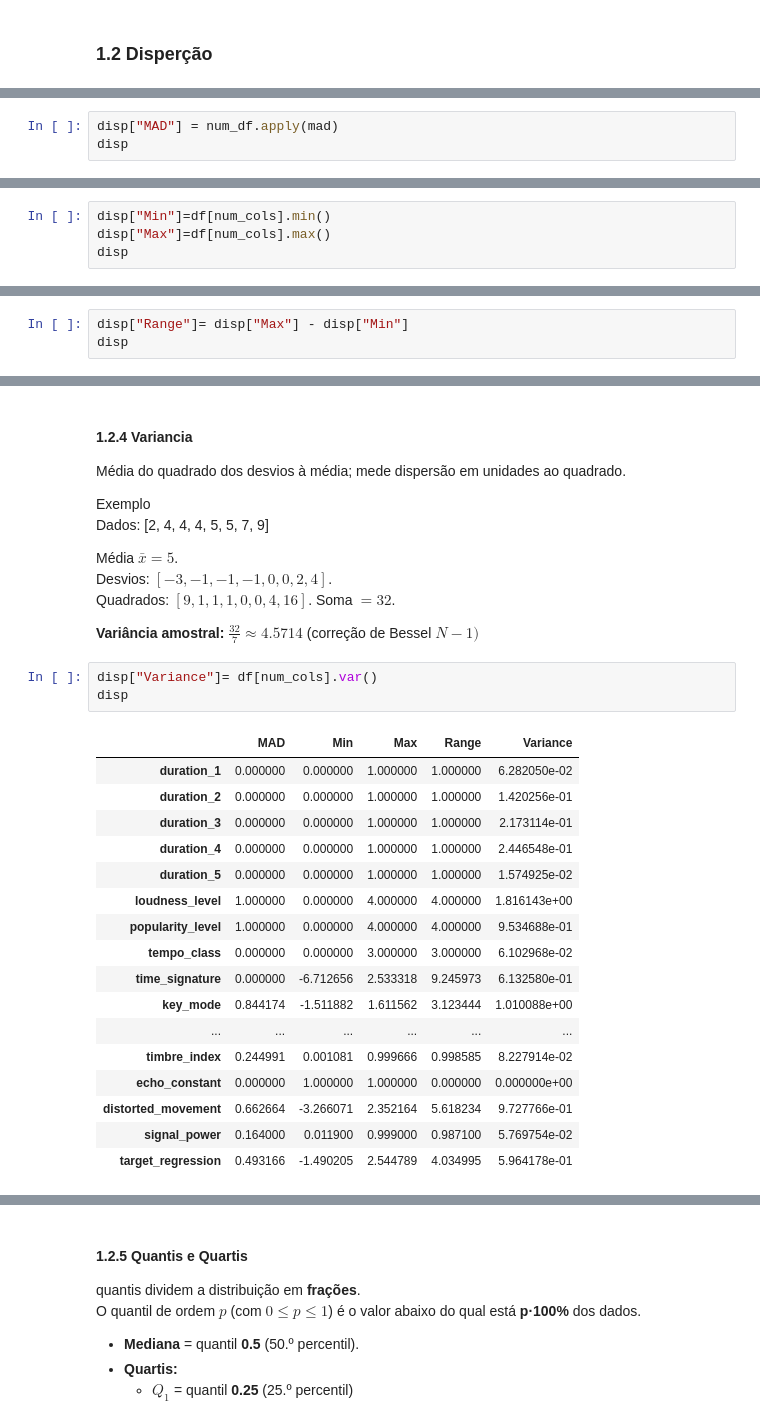
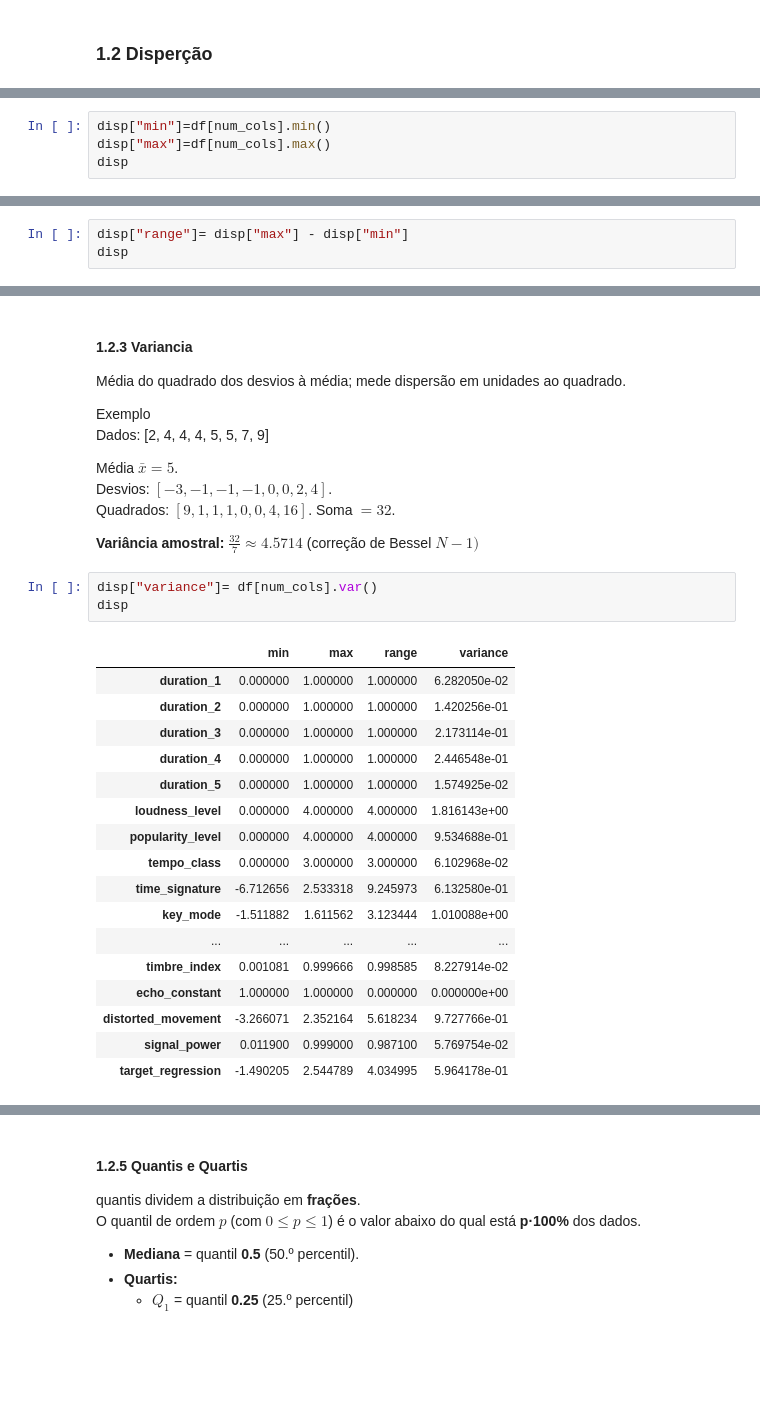
Before and after one commit to RenatoFerreira1240605/APRAU_EFG_B_1240605_1190995, a Jupyter notebook: Assignment_Part1.ipynb, the cells around one changed output, grey strips where cells are left out. Drawn from its saved outputs; the diff is of its cells as text; blank space fills up the shorter version.

```diff
--- a/Assignment_Part1.ipynb
+++ b/Assignment_Part1.ipynb
@@ -64,3 +52,0 @@ def mad(series: pd.Series) -> float:
-# %%
-disp["MAD"] = num_df.apply(mad)
-disp
@@ -87,7 +55,7 @@ disp
 
 Valores mínimo e máximo observados por coluna. Úteis para perceber limites mas sensíveis a outliers.
 # %%
-disp["Min"]=df[num_cols].min()
-disp["Max"]=df[num_cols].max()
+disp["min"]=df[num_cols].min()
+disp["max"]=df[num_cols].max()
 disp
 # %% [output]
@@ -113,6 +81,6 @@ disp
 
 Amplitude total dos dados. Muito simples e muito sensível a outliers. `Amplitude = max - min`
 # %%
-disp["Range"]= disp["Max"] - disp["Min"]
+disp["range"]= disp["max"] - disp["min"]
 disp
 # %% [output]
@@ -136,5 +104,5 @@ disp
 # %% [markdown]
-#### 1.2.4 Variancia
+#### 1.2.3 Variancia
 
 Média do quadrado dos desvios à média; mede dispersão em unidades ao quadrado.
 
@@ -147,24 +115,24 @@ Quadrados: \\([9,1,1,1,0,0,4,16]\\). Soma \\(=32\\).
 
 **Variância amostral:** \\(\frac{32}{7}\approx 4.5714\\) (correção de Bessel \\({N-1})\\)
 # %%
-disp["Variance"]= df[num_cols].var()
+disp["variance"]= df[num_cols].var()
 disp
 # %% [output]
-|  | MAD | Min | Max | Range | Variance |
-| duration_1 | 0.000000 | 0.000000 | 1.000000 | 1.000000 | 6.282050e-02 |
-| duration_2 | 0.000000 | 0.000000 | 1.000000 | 1.000000 | 1.420256e-01 |
-| duration_3 | 0.000000 | 0.000000 | 1.000000 | 1.000000 | 2.173114e-01 |
-| duration_4 | 0.000000 | 0.000000 | 1.000000 | 1.000000 | 2.446548e-01 |
-| duration_5 | 0.000000 | 0.000000 | 1.000000 | 1.000000 | 1.574925e-02 |
-| loudness_level | 1.000000 | 0.000000 | 4.000000 | 4.000000 | 1.816143e+00 |
-| popularity_level | 1.000000 | 0.000000 | 4.000000 | 4.000000 | 9.534688e-01 |
-| tempo_class | 0.000000 | 0.000000 | 3.000000 | 3.000000 | 6.102968e-02 |
-| time_signature | 0.000000 | -6.712656 | 2.533318 | 9.245973 | 6.132580e-01 |
-| key_mode | 0.844174 | -1.511882 | 1.611562 | 3.123444 | 1.010088e+00 |
-| ... | ... | ... | ... | ... | ... |
-| timbre_index | 0.244991 | 0.001081 | 0.999666 | 0.998585 | 8.227914e-02 |
-| echo_constant | 0.000000 | 1.000000 | 1.000000 | 0.000000 | 0.000000e+00 |
-| distorted_movement | 0.662664 | -3.266071 | 2.352164 | 5.618234 | 9.727766e-01 |
-| signal_power | 0.164000 | 0.011900 | 0.999000 | 0.987100 | 5.769754e-02 |
-| target_regression | 0.493166 | -1.490205 | 2.544789 | 4.034995 | 5.964178e-01 |
+|  | min | max | range | variance |
+| duration_1 | 0.000000 | 1.000000 | 1.000000 | 6.282050e-02 |
+| duration_2 | 0.000000 | 1.000000 | 1.000000 | 1.420256e-01 |
+| duration_3 | 0.000000 | 1.000000 | 1.000000 | 2.173114e-01 |
+| duration_4 | 0.000000 | 1.000000 | 1.000000 | 2.446548e-01 |
+| duration_5 | 0.000000 | 1.000000 | 1.000000 | 1.574925e-02 |
+| loudness_level | 0.000000 | 4.000000 | 4.000000 | 1.816143e+00 |
+| popularity_level | 0.000000 | 4.000000 | 4.000000 | 9.534688e-01 |
+| tempo_class | 0.000000 | 3.000000 | 3.000000 | 6.102968e-02 |
+| time_signature | -6.712656 | 2.533318 | 9.245973 | 6.132580e-01 |
+| key_mode | -1.511882 | 1.611562 | 3.123444 | 1.010088e+00 |
+| ... | ... | ... | ... | ... |
+| timbre_index | 0.001081 | 0.999666 | 0.998585 | 8.227914e-02 |
+| echo_constant | 1.000000 | 1.000000 | 0.000000 | 0.000000e+00 |
+| distorted_movement | -3.266071 | 2.352164 | 5.618234 | 9.727766e-01 |
+| signal_power | 0.011900 | 0.999000 | 0.987100 | 5.769754e-02 |
+| target_regression | -1.490205 | 2.544789 | 4.034995 | 5.964178e-01 |
 # %% [markdown]
```
Also changed, not shown: parts of 18 cells of this notebook.
